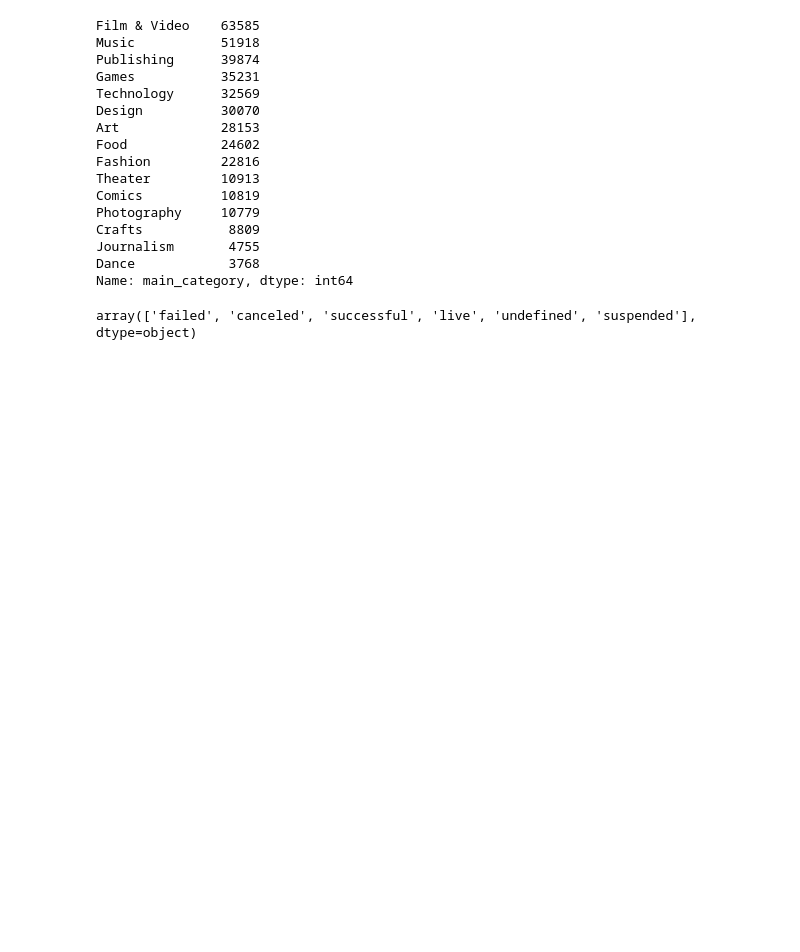
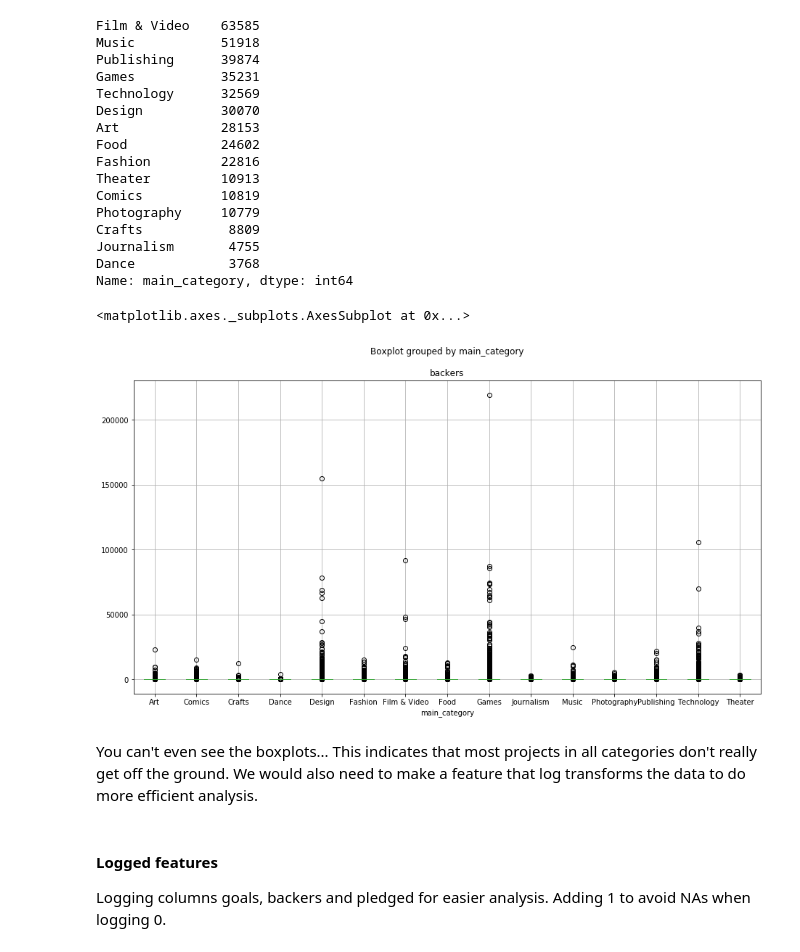
Before and after one commit to jlinGG/Thinkful-DS-Bootcamp, a Jupyter notebook: Kickstarter-Projects.ipynb, the cells around one changed output. Drawn from its saved outputs; the diff is of its cells as text; code cells hidden in the pictures; blank space fills up the shorter version.

```diff
--- a/Kickstarter-Projects.ipynb
+++ b/Kickstarter-Projects.ipynb
@@ -73,7 +77,14 @@ Crafts           8809
 Journalism       4755
 Dance            3768
 Name: main_category, dtype: int64
-# %%
-df['state'].unique()
-# %% [output]
-array(['failed', 'canceled', 'successful', 'live', 'undefined', 'suspended'], dtype=object)
+# %%
+df.boxplot('backers', by='main_category', figsize=(15,8))
+# %% [output]
+<matplotlib.axes._subplots.AxesSubplot at 0x...>
+[figure, added]
+# %% [markdown]
+You can't even see the boxplots... This indicates that most projects in all categories don't really get off the ground.  We would also need to make a feature that log transforms the data to do more efficient analysis.
+# %% [markdown]
+#### Logged features
+Logging columns goals, backers and pledged for easier analysis.
+Adding 1 to avoid NAs when logging 0.
```
Also changed, not shown: parts of 44 cells of this notebook.
